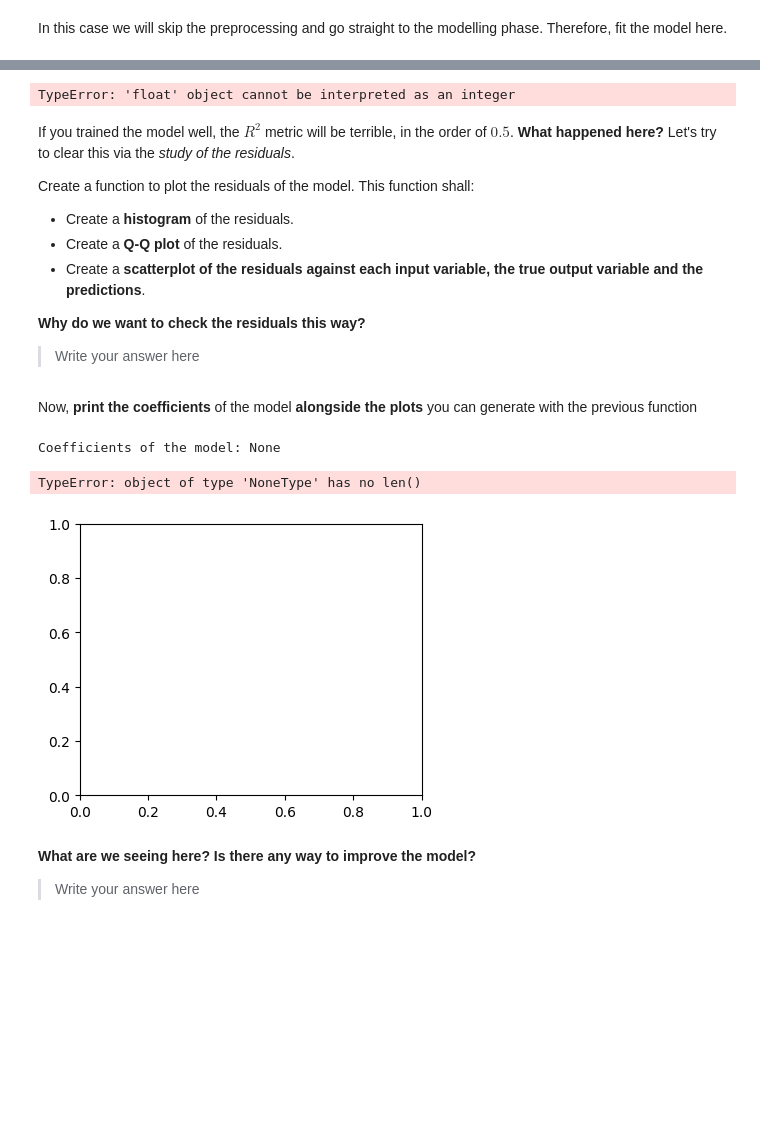
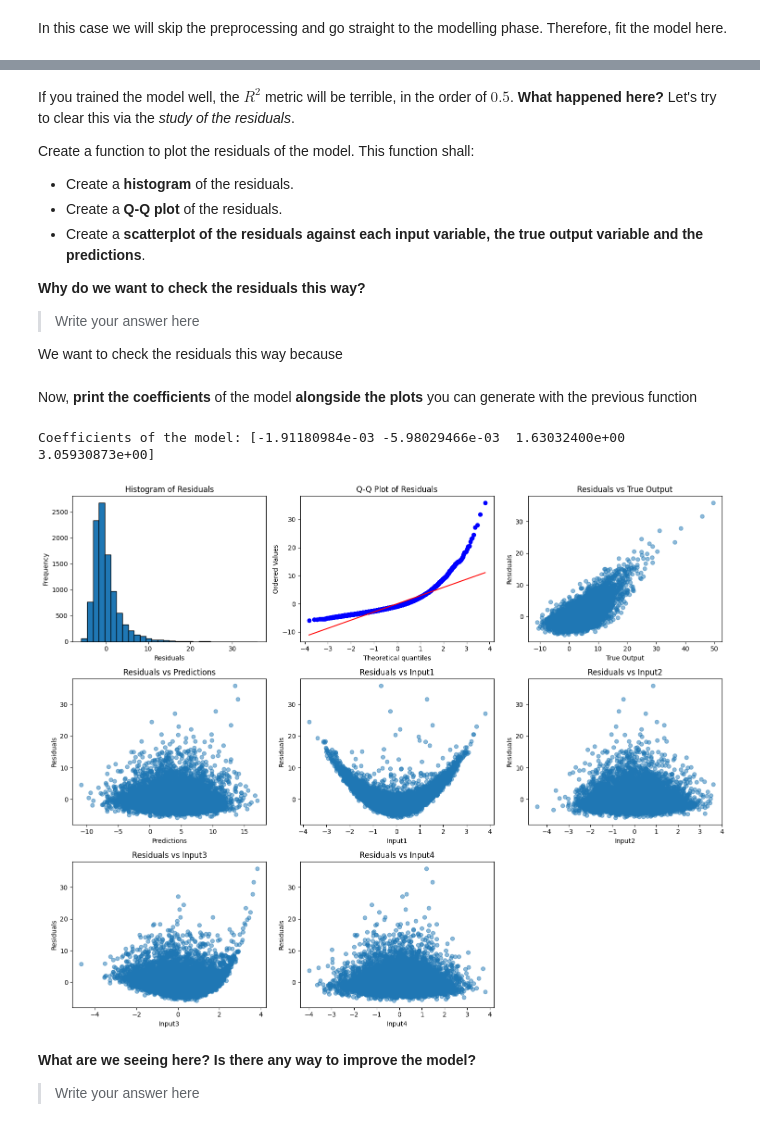
Before and after one commit to ICAI-IMAT-ML/p2-4-gonzalo334, a Jupyter notebook: notebook/Lab_2_4_LR2.ipynb, the cells around one changed output, grey strips where cells are left out. Cells and saved outputs as stored; diff of their text form; code cells hidden in the pictures; blank space fills up the shorter version.

```diff
--- a/notebook/Lab_2_4_LR2.ipynb
+++ b/notebook/Lab_2_4_LR2.ipynb
@@ -86,16 +86,3 @@ print(evaluation_metrics)
-# %%
-
-def test_fit_gradient_descent():
-    X = np.array([[1], [2], [3], [4], [5]])
-    y = np.array([2, 4, 6, 8, 10])
-    model = LinearRegressor()
-    model.fit(X, y, method="gradient_descent", learning_rate=0.01, iterations=10000)
-
-    assert np.isclose(model.intercept, 0, atol=1e-1)
-    assert np.isclose(model.coefficients[0], 2, atol=1e-1)
-test_fit_gradient_descent()
-# %% [output]
-TypeError: 'float' object cannot be interpreted as an integer
 # %% [markdown]
 If you trained the model well, the $R^2$ metric will be terrible, in the order of $0.5$. **What happened here?** Let's try to clear this via the *study of the residuals*.
 
@@ -107,6 +94,8 @@ Create a function to plot the residuals of the model. This function shall:
 **Why do we want to check the residuals this way?**
 
 > Write your answer here
+
+We want to check the residuals this way because
 # %%
 def plot_residuals(data, output_column, prediction_column):
     """
@@ -119,8 +108,11 @@ def plot_residuals(data, output_column, prediction_column):
         output_column (str): The name of the output column.
         prediction_column (str): The name of the prediction column.
     """
-    # TODO: Calculate residuals
-    residuals = None
+    # Calculate residuals
+    y = data[output_column]
+    y_pred = data[prediction_column]
+
+    residuals = y - y_pred
 
     num_features = len(data.columns) - 2  # Exclude output and prediction columns
 
@@ -138,12 +130,12 @@ def plot_residuals(data, output_column, prediction_column):
 
     # TODO: Plot Q-Q plot of residuals (tip: use stats.probplot from scipy)
     plt.subplot(num_rows, num_cols, 2)
-    stats.probplot(None, None, None)       # Fill the code here
+    stats.probplot(residuals, dist="norm", plot=plt)
     plt.title('Q-Q Plot of Residuals')
 
     # TODO: Plot residuals against output variable
     plt.subplot(num_rows, num_cols, 3)
-    plt.scatter(None, None, alpha=0.5)     # Fill the code here
+    plt.scatter(y, residuals, alpha=0.5)
     plt.title('Residuals vs True Output')
     plt.xlabel('True Output')
     plt.ylabel('Residuals')
@@ -159,7 +151,7 @@ def plot_residuals(data, output_column, prediction_column):
     for i, col in enumerate(data.columns):
         if col not in [output_column, prediction_column]:
             plt.subplot(num_rows, num_cols, i + 5)
-            plt.scatter(None, None, alpha=0.5)   # Fill the code here
+            plt.scatter(data[col], residuals, alpha=0.5)
             plt.title(f'Residuals vs {col}')
             plt.xlabel(col)
             plt.ylabel('Residuals')
@@ -169,17 +161,16 @@ def plot_residuals(data, output_column, prediction_column):
 # %% [markdown]
 Now, **print the coefficients** of the model **alongside the plots** you can generate with the previous function
 # %%
-# TODO:  First, construct a dictionary of the coefficients to print them
-coef_dict = None
+# First, construct a dictionary of the coefficients to print them
+coef_dict = linreg.coefficients
 print(f"Coefficients of the model: {coef_dict}")
 
 # Plot the residuals for the predictions
 data["Predictions"] = linreg.predict(X)
 plot_residuals(data, 'Output', 'Predictions')
 # %% [output]
-Coefficients of the model: None
+Coefficients of the model: [-1.91180984e-03 -5.98029466e-03  1.63032400e+00  3.05930873e+00]
-TypeError: object of type 'NoneType' has no len()
-[figure, old version]
+[figure, new version]
 # %% [markdown]
 **What are we seeing here? Is there any way to improve the model?**
 > Write your answer here
```
Also changed, not shown: parts of 4 cells of this notebook, 1 other file.
